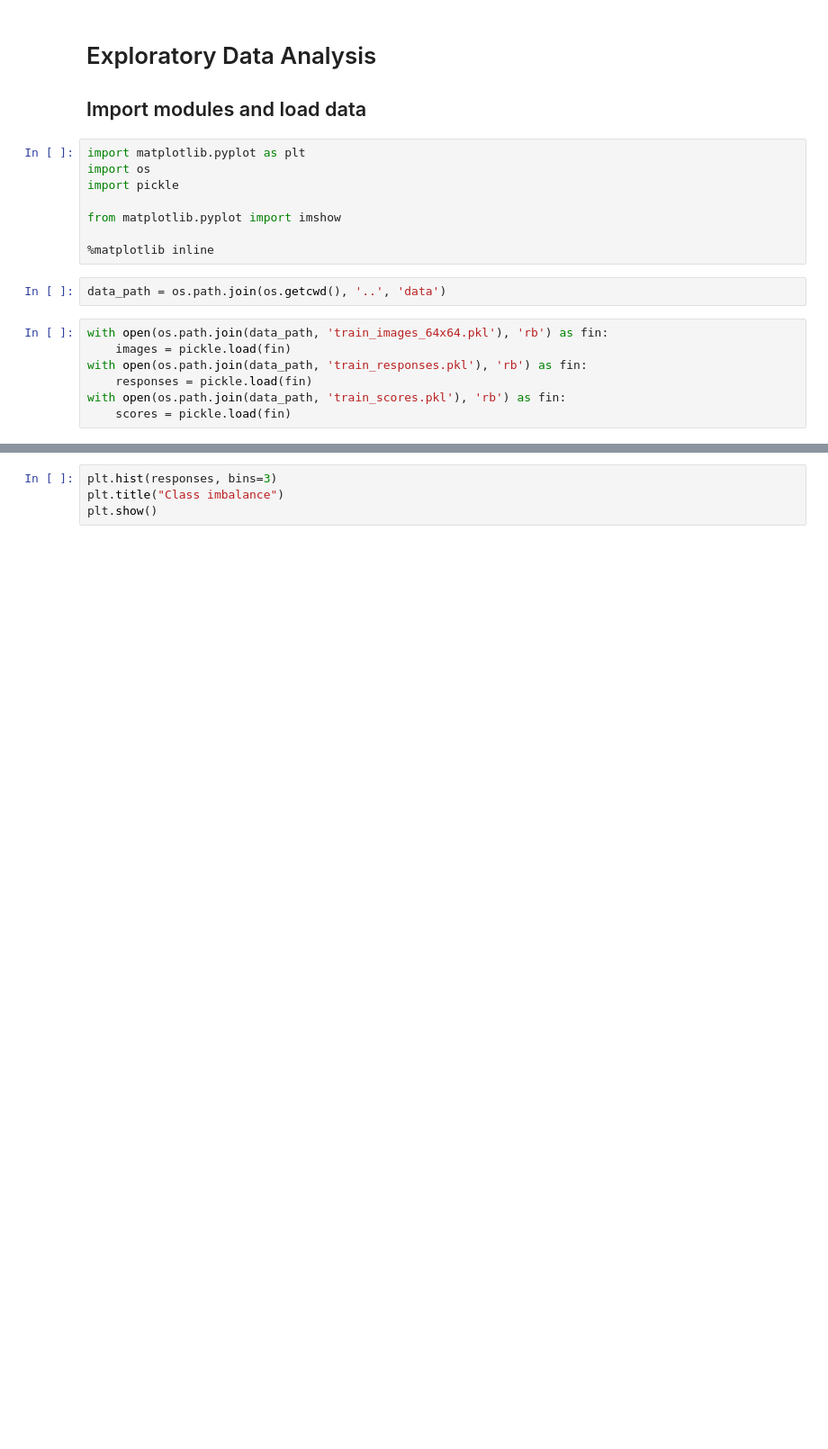
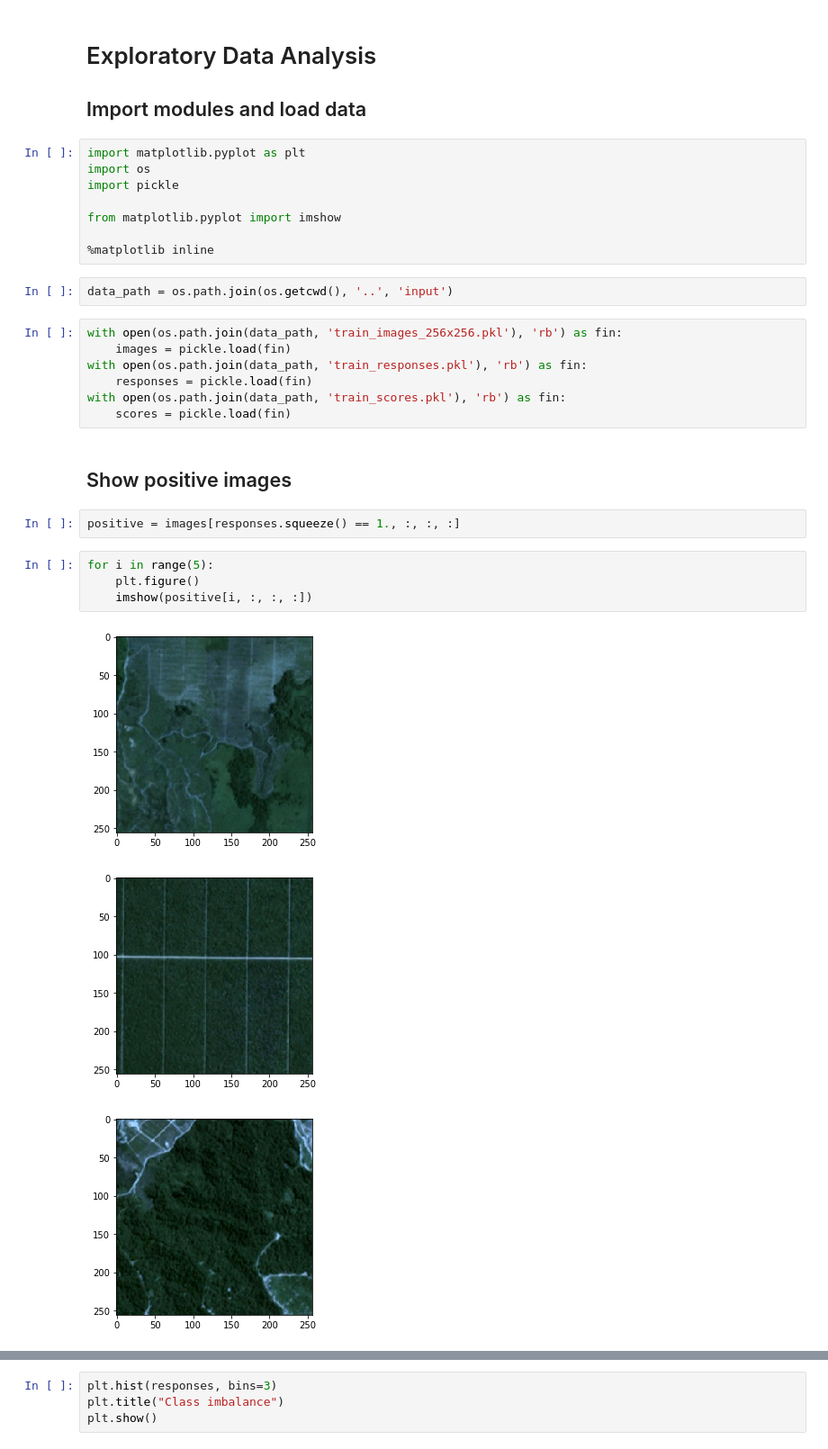
Before and after one commit to gmontamat/widsdatathon2019, a Jupyter notebook: gustavo/eda.ipynb, the cells around one changed output, grey strips where cells are left out. Shown at 90% size. Drawn from its saved outputs; the diff is of its cells as text; blank space fills up the shorter version.

Commit message:
Display some sample images

```diff
--- a/gustavo/eda.ipynb
+++ b/gustavo/eda.ipynb
@@ -11,11 +11,23 @@ from matplotlib.pyplot import imshow
 
 %matplotlib inline
 # %%
-data_path = os.path.join(os.getcwd(), '..', 'data')
+data_path = os.path.join(os.getcwd(), '..', 'input')
 # %%
-with open(os.path.join(data_path, 'train_images_64x64.pkl'), 'rb') as fin:
+with open(os.path.join(data_path, 'train_images_256x256.pkl'), 'rb') as fin:
     images = pickle.load(fin)
 with open(os.path.join(data_path, 'train_responses.pkl'), 'rb') as fin:
     responses = pickle.load(fin)
 with open(os.path.join(data_path, 'train_scores.pkl'), 'rb') as fin:
     scores = pickle.load(fin)
+# %% [markdown]
+## Show positive images
+# %%
+positive = images[responses.squeeze() == 1., :, :, :]
+# %%
+for i in range(5):
+    plt.figure()
+    imshow(positive[i, :, :, :])
+# %% [output]
+[figure, added]
+[figure, added]
+[figure, added]
```
Also changed, not shown: parts of 12 cells of this notebook.
